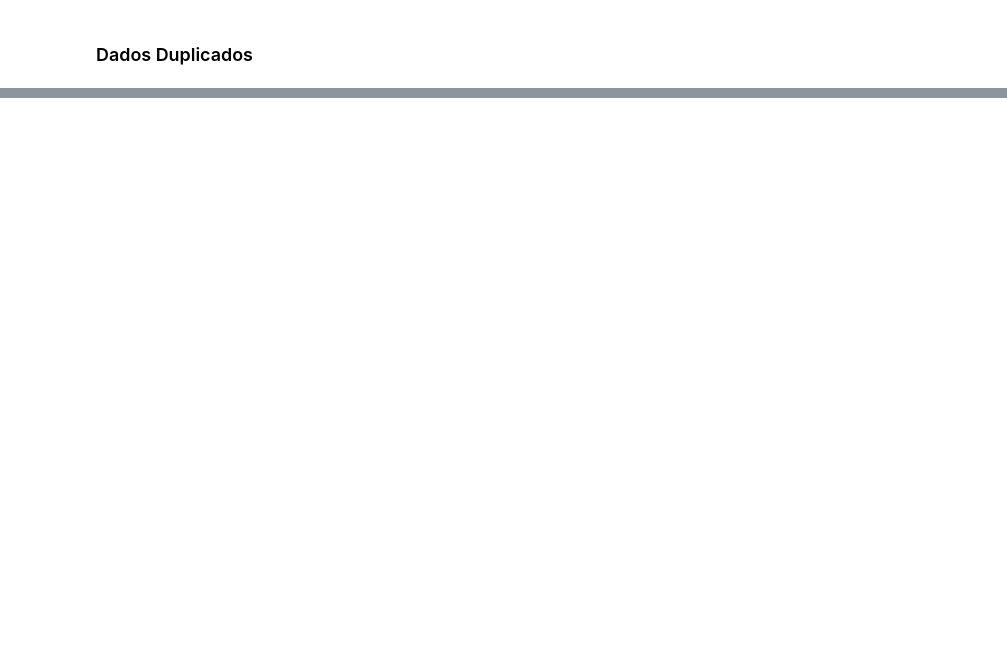
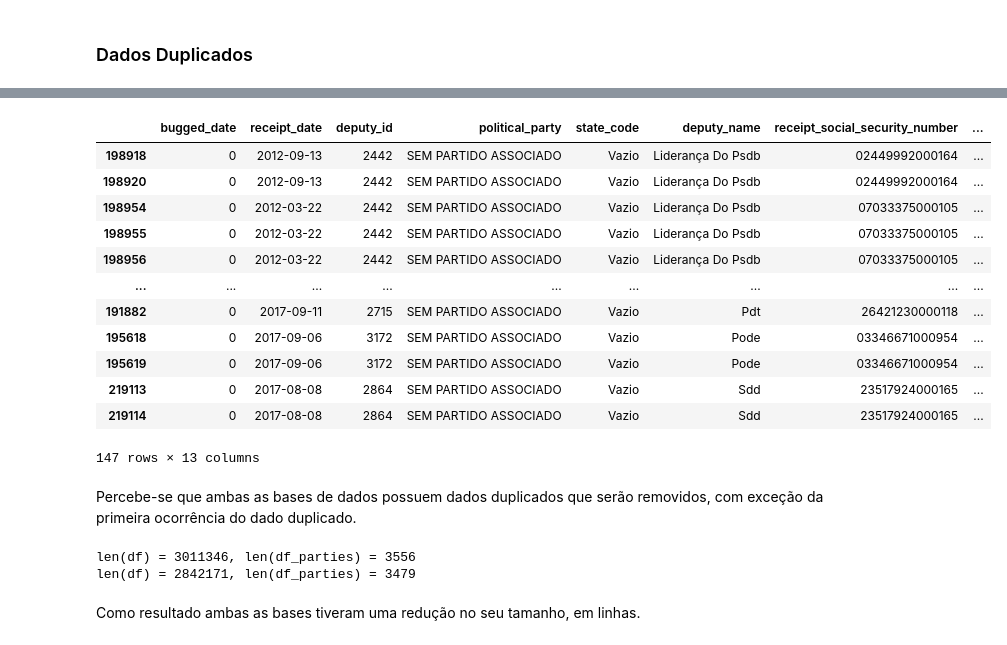
Before and after one commit to DefinitelyNotACactus/Chamber-of-Deputies-Reimbursements, a Jupyter notebook: Limpeza e Transformaçao de Dados.ipynb, the cells around one changed output, grey strips where cells are left out. Drawn from its saved outputs; the diff is of its cells as text; code cells hidden in the pictures; blank space fills up the shorter version.

```diff
--- a/Limpeza e Transformaçao de Dados.ipynb
+++ b/Limpeza e Transformaçao de Dados.ipynb
@@ -215,6 +230,9 @@ receipt_social_security_number: 520952
 # %%
-print(len(df[(df['deputy_name'].isin(deputy_names_to_drop)) & (df['state_code'] == 'Vazio') & (df['political_party'] == 'SEM PARTIDO ASSOCIADO')]))
+df_parties = df[df['deputy_name'].isin(deputy_names_to_drop)]
+
 df = df[(~df['deputy_name'].isin(deputy_names_to_drop)) | (df['state_code'] != 'Vazio') | (df['political_party'] != 'SEM PARTIDO ASSOCIADO')]
 
 get_na(df)
+print('\n')
+get_na(df_parties)
 # %% [output]
@@ -236,0 +320,28 @@ df[df.duplicated()]
+# %%
+df_parties[df_parties.duplicated(keep=False)]
+# %% [output]
+|  | bugged_date | receipt_date | deputy_id | political_party | state_code | deputy_name | receipt_social_security_number | ... |
+| 198918 | 0 | 2012-09-13 | 2442 | SEM PARTIDO ASSOCIADO | Vazio | Liderança Do Psdb | 02449992000164 | ... |
+| 198920 | 0 | 2012-09-13 | 2442 | SEM PARTIDO ASSOCIADO | Vazio | Liderança Do Psdb | 02449992000164 | ... |
+| 198954 | 0 | 2012-03-22 | 2442 | SEM PARTIDO ASSOCIADO | Vazio | Liderança Do Psdb | 07033375000105 | ... |
+| 198955 | 0 | 2012-03-22 | 2442 | SEM PARTIDO ASSOCIADO | Vazio | Liderança Do Psdb | 07033375000105 | ... |
+| 198956 | 0 | 2012-03-22 | 2442 | SEM PARTIDO ASSOCIADO | Vazio | Liderança Do Psdb | 07033375000105 | ... |
+| ... | ... | ... | ... | ... | ... | ... | ... | ... |
+| 191882 | 0 | 2017-09-11 | 2715 | SEM PARTIDO ASSOCIADO | Vazio | Pdt | 26421230000118 | ... |
+| 195618 | 0 | 2017-09-06 | 3172 | SEM PARTIDO ASSOCIADO | Vazio | Pode | 03346671000954 | ... |
+| 195619 | 0 | 2017-09-06 | 3172 | SEM PARTIDO ASSOCIADO | Vazio | Pode | 03346671000954 | ... |
+| 219113 | 0 | 2017-08-08 | 2864 | SEM PARTIDO ASSOCIADO | Vazio | Sdd | 23517924000165 | ... |
+| 219114 | 0 | 2017-08-08 | 2864 | SEM PARTIDO ASSOCIADO | Vazio | Sdd | 23517924000165 | ... |
+147 rows × 13 columns
+# %% [markdown]
+Percebe-se que ambas as bases de dados possuem dados duplicados que serão removidos, com exceção da primeira ocorrência do dado duplicado.
+# %%
+print('len(df) = %d, len(df_parties) = %d' % (len(df), len(df_parties)))
+df.drop_duplicates(keep='first', inplace=True)
+df_parties.drop_duplicates(keep='first', inplace=True)
+print('len(df) = %d, len(df_parties) = %d' % (len(df), len(df_parties)))
+# %% [output]
+len(df) = 3011346, len(df_parties) = 3556
+len(df) = 2842171, len(df_parties) = 3479
+# %% [markdown]
+Como resultado ambas as bases tiveram uma redução no seu tamanho, em linhas.
```
Also changed, not shown: parts of 23 cells of this notebook, 11 other files.
